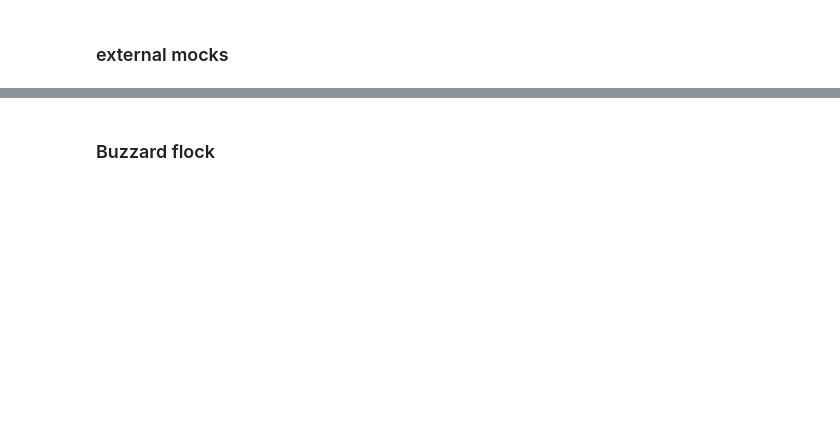
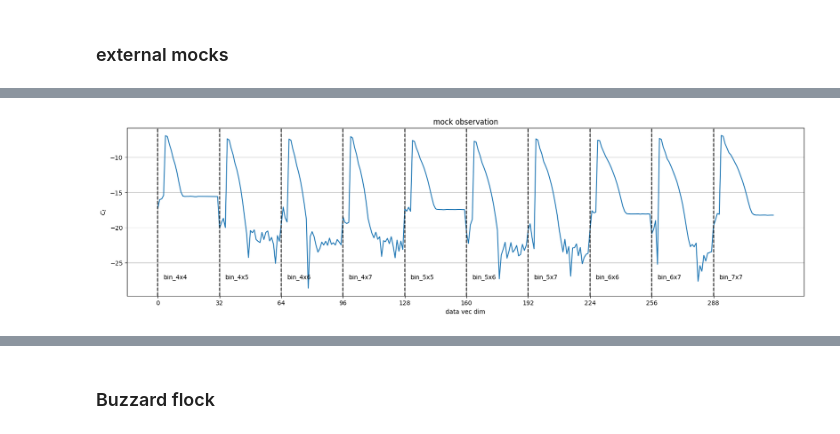
Before and after one commit to des-science/y3-deep-lss, a Jupyter notebook: notebooks/power_spectra/mutual_info_variational.ipynb, the cells around one changed output, grey strips where cells are left out. Drawn from its saved outputs; the diff is of its cells as text; code cells hidden in the pictures; blank space fills up the shorter version.

```diff
--- a/notebooks/power_spectra/mutual_info_variational.ipynb
+++ b/notebooks/power_spectra/mutual_info_variational.ipynb
@@ -389,50 +435,51 @@ tf.Tensor(
 # %% [markdown]
 ### external mocks
 # %%
-# n_side = msfm_conf["analysis"]["n_side"]
-# n_pix = msfm_conf["analysis"]["n_pix"]
-# data_vec_pix = files.load_pixel_file(msfm_conf)[0]
-# hp_datapath = "/global/u2/a/athomsen/multiprobe-simulation-forward-model/data/healpy_data"
+n_side = msfm_conf["analysis"]["n_side"]
+n_pix = msfm_conf["analysis"]["n_pix"]
+data_vec_pix = files.load_pixel_file(msfm_conf)[0]
+hp_datapath = "/global/u2/a/athomsen/multiprobe-simulation-forward-model/data/healpy_data"
 
-# with h5py.File(pred_file, "a") as f_out:
-#     for obs_label in mocks:
-#         obs_file = f"/global/u2/a/athomsen/multiprobe-simulation-forward-model/data/mock_observations/DESY3_mock_observation_{obs_label}.h5"
+with h5py.File(pred_file, "a") as f_out:
+    for obs_label in mocks:
+        obs_file = f"/global/u2/a/athomsen/multiprobe-simulation-forward-model/data/mock_observations/DESY3_mock_observation_{obs_label}.h5"
 
-#         with h5py.File(obs_file, "r") as f_in:
-#             gc_map = []
-#             for i in range(1,5):
-#                 gc_map.append(f_in[f"maglim/galaxy_counts_bin{i}"][:])
-#             gc_map = np.stack(gc_map, axis=-1)
+        with h5py.File(obs_file, "r") as f_in:
+            gc_map = []
+            for i in range(1,5):
+                gc_map.append(f_in[f"maglim/galaxy_counts_bin{i}"][:])
+            gc_map = np.stack(gc_map, axis=-1)
 
-#         obs_cl = preprocessing.get_preprocessed_cl_observation(
-#             wl_gamma_map=np.zeros((n_pix,4,2)),
-#             gc_count_map=gc_map,
-#             # configuration
-#             msfm_conf=msfm_conf,
-#             dlss_conf=dlss_conf,
-#             base_dir=base_dir,
-#             from_raw_cls=False,
-#             # selection
-#             with_lensing=with_lensing,
-#             with_clustering=with_clustering,
-#             with_cross_z=with_cross_z,
-#             with_cross_probe=(with_lensing and with_clustering),
-#             # bin_indices=[bin_index],
-#             # additional preprocessing
-#             apply_log=apply_log,
-#             # standardize=standardize,
-#             # scaler=scaler,
-#             # pca_components=None,
-#             # pca=pca,
-#         )
+        obs_cl = preprocessing.get_preprocessed_cl_observation(
+            wl_gamma_map=np.zeros((n_pix,4,2)),
+            gc_count_map=gc_map,
+            # configuration
+            msfm_conf=msfm_conf,
+            dlss_conf=dlss_conf,
+            base_dir=base_dir,
+            from_raw_cls=False,
+            # selection
+            with_lensing=with_lensing,
+            with_clustering=with_clustering,
+            with_cross_z=with_cross_z,
+            with_cross_probe=(with_lensing and with_clustering),
+            # bin_indices=[bin_index],
+            # additional preprocessing
+            apply_log=apply_log,
+            # standardize=standardize,
+            # scaler=scaler,
+            # pca_components=None,
+            # pca=pca,
+        )
 
-#         fig, ax = plt.subplots()
-#         ax.plot(out_dict["fidu/cls"][0,:], label="fiducial", alpha=0.5)
-#         ax.plot(np.squeeze(obs_cl), label=obs_label, alpha=0.5)
-#         ax.legend(loc="best")
-#         ax.set(xlabel="data vec dim", ylabel=r"$C_\ell$", title=obs_label)
+        fig, ax = plt.subplots()
+        ax.plot(out_dict["fidu/cls"][0,:], label="fiducial", alpha=0.5)
+        ax.plot(np.squeeze(obs_cl), label=obs_label, alpha=0.5)
+        ax.legend(loc="best")
+        ax.set(xlabel="data vec dim", ylabel=r"$C_\ell$", title=obs_label)
 
-#         obs_pred = model(obs_cl)
-#         print("\n", obs_label, obs_pred, "\n")
+        obs_pred = model(obs_cl)
+        print("\n", obs_label, obs_pred, "\n")
 
-#         f_out.create_dataset(name=f"mocks/{obs_label}", data=obs_pred)
+        f_out.create_dataset(name=f"mocks/{obs_label}", data=obs_pred)
+# %% [output]
@@ -438,0 +503 @@ tf.Tensor(
+[figure, added]
```
Also changed, not shown: parts of 18 cells of this notebook, 1 other file.
